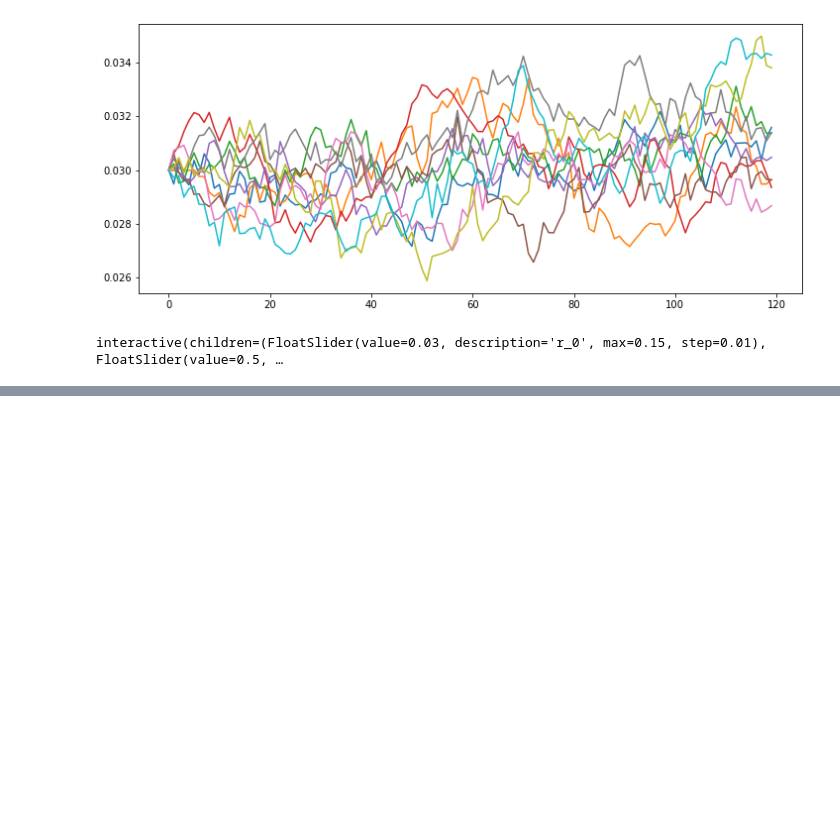
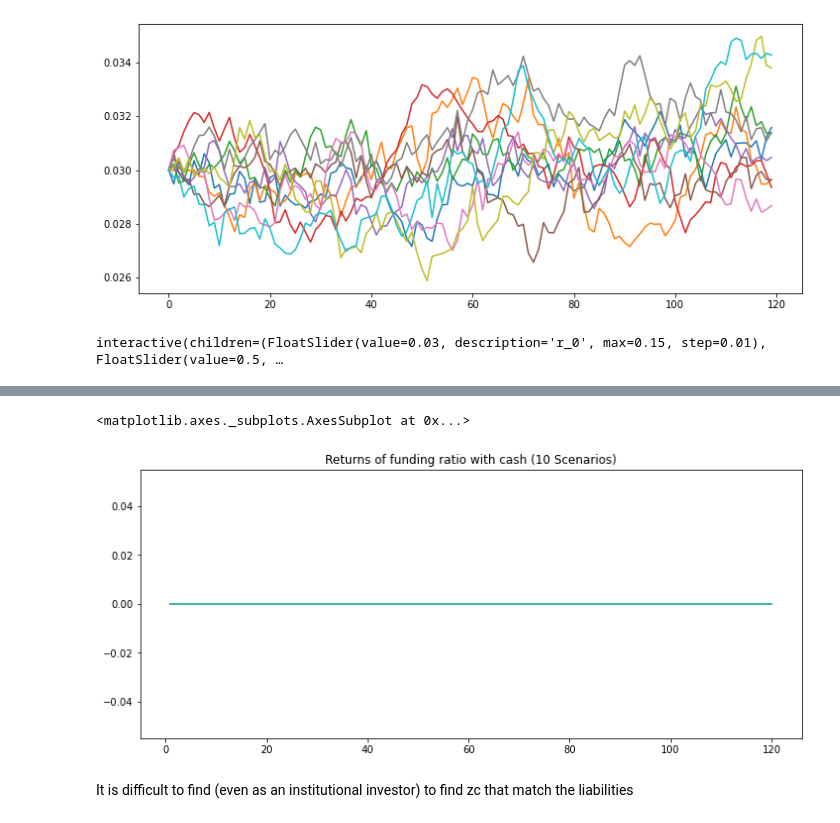
Before and after one commit to hoestlund/investment_management, a Jupyter notebook: 1/402_CIR_model.ipynb, the cells around one changed output, grey strips where cells are left out. Drawn from its saved outputs; the diff is of its cells as text; code cells hidden in the pictures; blank space fills up the shorter version.

```diff
--- a/1/402_CIR_model.ipynb
+++ b/1/402_CIR_model.ipynb
@@ -78,0 +185,8 @@ interactive(children=(FloatSlider(value=0.03, description='r_0', max=0.15, step=
+# %%
+# With ZC bonds the funding ratio remains flat
+(asset_value_zc_bonds/liabilities).pct_change().plot(title='Returns of funding ratio with cash (10 Scenarios)', legend=False, figsize=(12,5))
+# %% [output]
+<matplotlib.axes._subplots.AxesSubplot at 0x...>
+[figure, added]
+# %% [markdown]
+It is difficult to find (even as an institutional investor) to find zc that match the liabilities
```
Also changed, not shown: parts of 13 cells of this notebook, 2 other files.
